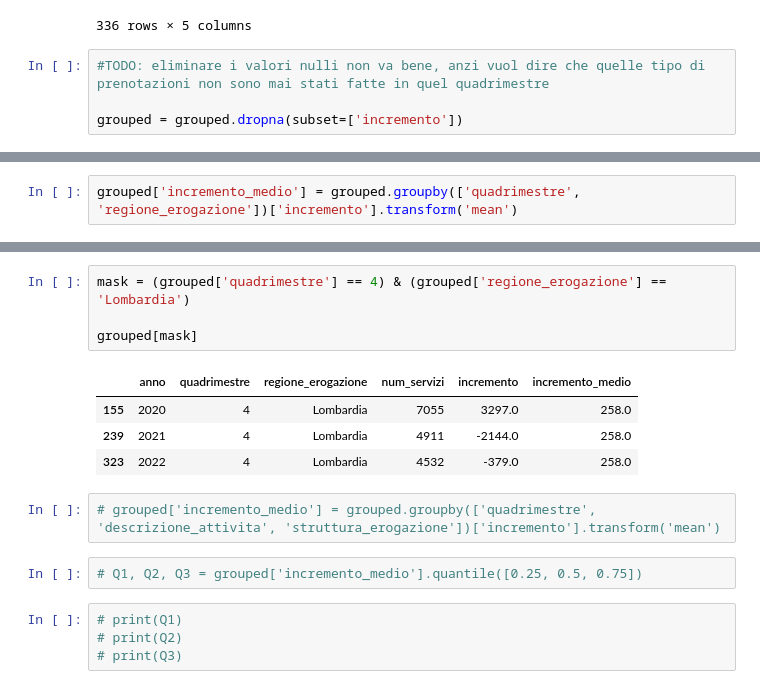
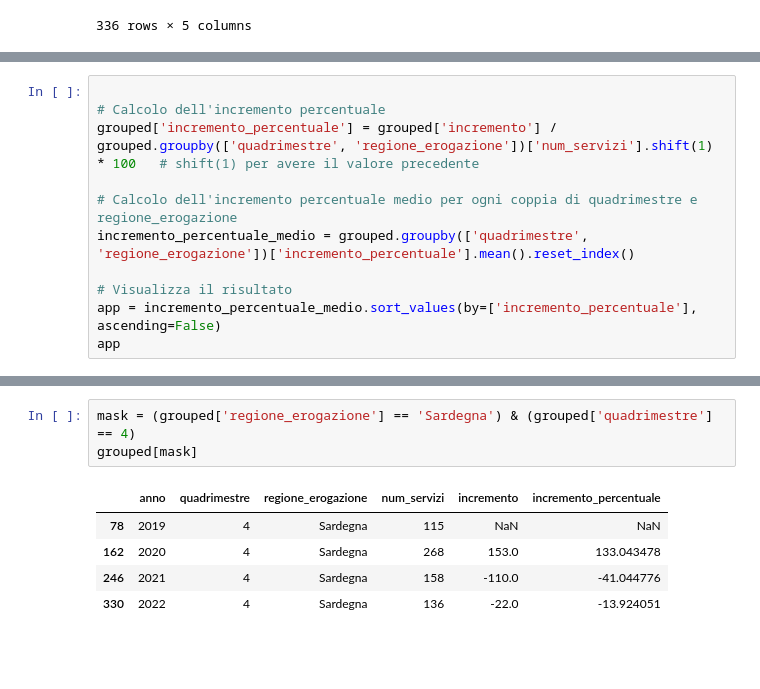
Before and after one commit to AlessiaRossi/Teleassistance-Supervised-Clustering, a Jupyter notebook: notebooks/EDA/feature_extraction_incremento.ipynb, the cells around one changed output, grey strips where cells are left out. Drawn from its saved outputs; the diff is of its cells as text; blank space fills up the shorter version.

Commit message:
developed in feature_extraction_incremento file a way to assign incremento label

```diff
--- a/notebooks/EDA/feature_extraction_incremento.ipynb
+++ b/notebooks/EDA/feature_extraction_incremento.ipynb
@@ -68,7 +68,3 @@ grouped.sort_values(by=['incremento'], ascending=False)
 | 82 | 2019 | 4 | Valle d`aosta | 54 | NaN |
 | 83 | 2019 | 4 | Veneto | 2262 | NaN |
 336 rows × 5 columns
-# %%
-#TODO: eliminare i valori nulli non va bene, anzi vuol dire che quelle tipo di prenotazioni non sono mai stati fatte in quel quadrimestre
-
-grouped = grouped.dropna(subset=['incremento'])
@@ -101,2 +79,0 @@ grouped[mask]
-# %%
-grouped['incremento_medio'] = grouped.groupby(['quadrimestre', 'regione_erogazione'])['incremento'].transform('mean')
@@ -109,0 +83,11 @@ Name: incremento_medio, dtype: float64
+# %%
+
+# Calcolo dell'incremento percentuale
+grouped['incremento_percentuale'] = grouped['incremento'] / grouped.groupby(['quadrimestre', 'regione_erogazione'])['num_servizi'].shift(1) * 100   # shift(1) per avere il valore precedente
+
+# Calcolo dell'incremento percentuale medio per ogni coppia di quadrimestre e regione_erogazione
+incremento_percentuale_medio = grouped.groupby(['quadrimestre', 'regione_erogazione'])['incremento_percentuale'].mean().reset_index()
+
+# Visualizza il risultato
+app = incremento_percentuale_medio.sort_values(by=['incremento_percentuale'], ascending=False)
+app
@@ -110,17 +108,9 @@ Name: incremento_medio, dtype: float64
 # %%
-mask = (grouped['quadrimestre'] == 4) & (grouped['regione_erogazione'] == 'Lombardia')
-
+mask = (grouped['regione_erogazione'] == 'Sardegna') & (grouped['quadrimestre'] == 4)
 grouped[mask]
 # %% [output]
-|  | anno | quadrimestre | regione_erogazione | num_servizi | incremento | incremento_medio |
-| 155 | 2020 | 4 | Lombardia | 7055 | 3297.0 | 258.0 |
-| 239 | 2021 | 4 | Lombardia | 4911 | -2144.0 | 258.0 |
-| 323 | 2022 | 4 | Lombardia | 4532 | -379.0 | 258.0 |
+|  | anno | quadrimestre | regione_erogazione | num_servizi | incremento | incremento_percentuale |
+| 78 | 2019 | 4 | Sardegna | 115 | NaN | NaN |
+| 162 | 2020 | 4 | Sardegna | 268 | 153.0 | 133.043478 |
+| 246 | 2021 | 4 | Sardegna | 158 | -110.0 | -41.044776 |
+| 330 | 2022 | 4 | Sardegna | 136 | -22.0 | -13.924051 |
-# %%
-# grouped['incremento_medio'] = grouped.groupby(['quadrimestre', 'descrizione_attivita', 'struttura_erogazione'])['incremento'].transform('mean')
-# %%
-# Q1, Q2, Q3 = grouped['incremento_medio'].quantile([0.25, 0.5, 0.75])
-# %%
-# print(Q1)
-# print(Q2)
-# print(Q3)
```
Also changed, not shown: parts of 17 cells of this notebook.
